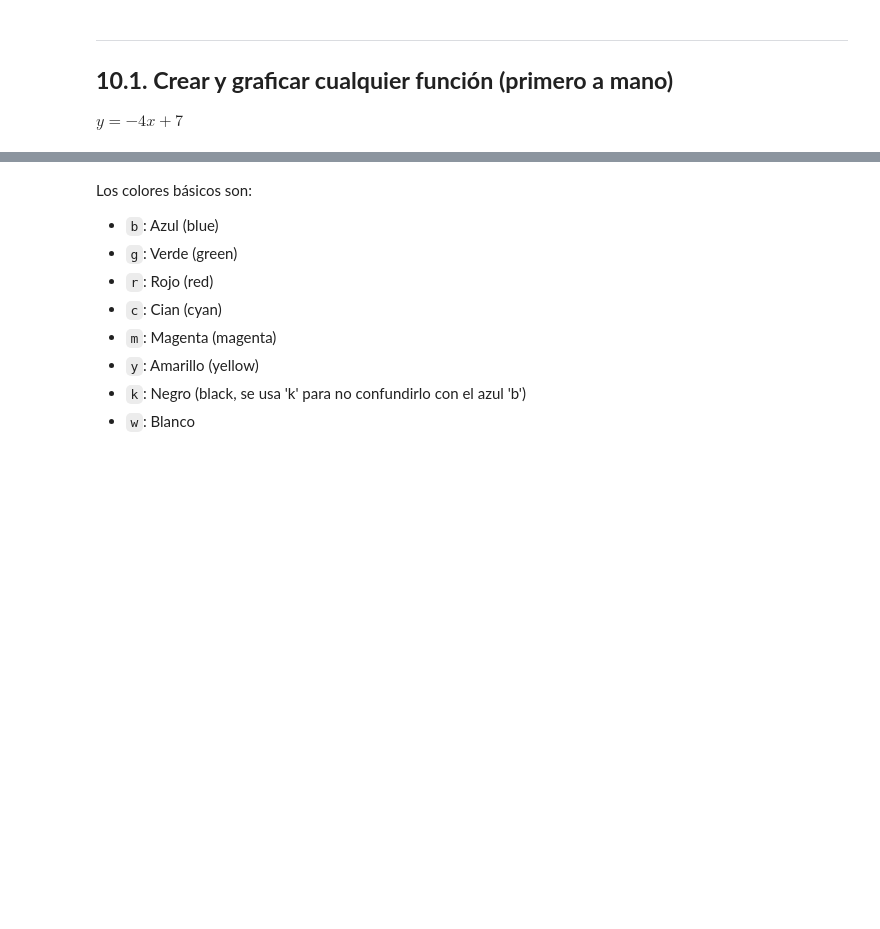
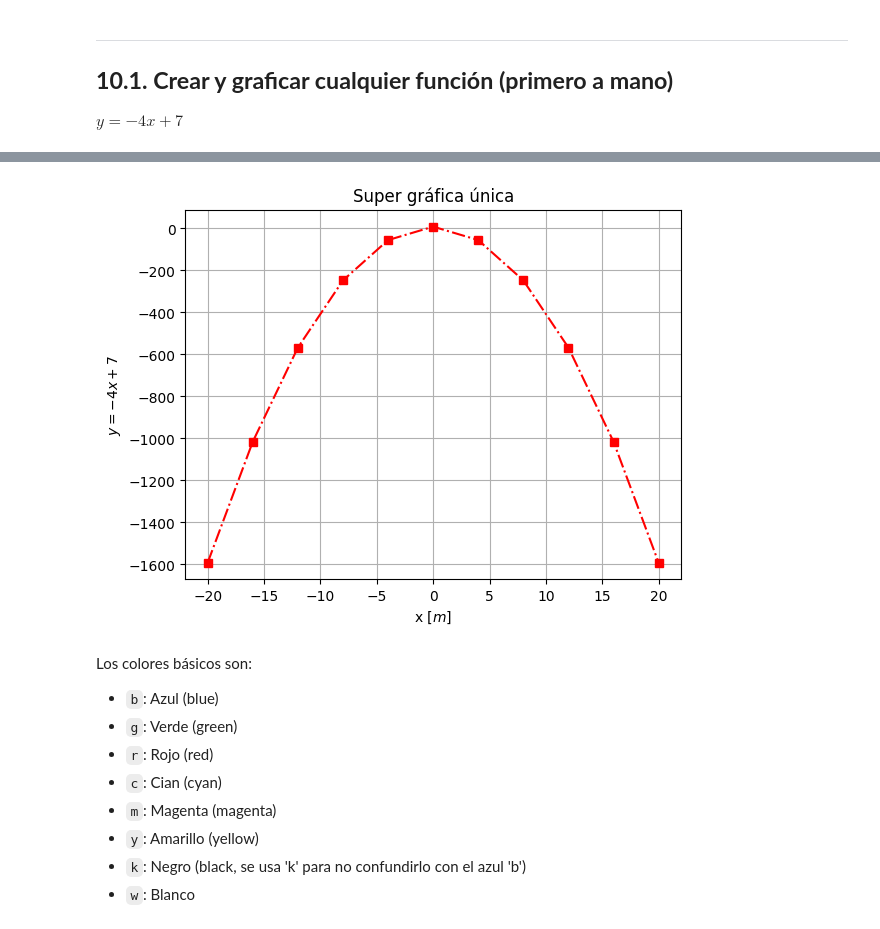
Before and after one commit to estebangonzalezITM/ProgramacionAvanzada, a Jupyter notebook: Notebooks/10_Matplotlib.ipynb, the cells around one changed output, grey strips where cells are left out. Saved outputs shown, nothing was run; the diff lists cells and outputs as text; code cells hidden in the pictures; blank space fills up the shorter version.

```diff
--- a/Notebooks/10_Matplotlib.ipynb
+++ b/Notebooks/10_Matplotlib.ipynb
@@ -41,6 +41,7 @@ import matplotlib.pyplot as plt   # se ha usado este alias por convención
 $ y = -4 x+7$
 # %%
 # Tabular: damos valores a x y estimamos los correspondientes valores de y
-x = np.linspace(-20,20,10)
-y = -4.*x+7.
+x = np.linspace(-20,20,11)
+y = -4.*x**2+7.
+print(x)
 print(y)
@@ -50,10 +57,12 @@ plt.plot(x,y)
 # %%
-plt.plot(x,y,'kv-')                   # Graficar x vs y, 'r': rojo , 'v': simbolo tríangulo invertido, '-': línea contínua
-#plt.grid()                            # Cuadrícula de fondo
-#plt.xlabel('x [$m$]')                 # Título del eje x
-#plt.ylabel('$y = -4x+7$')             # Título del eje y
-#plt.title('Super gráfica única')      # Título del gráfico
-#plt.savefig('recta.pdf',dpi = 300)    # Guarda en PDF con alta resolución (300 puntos por pulgada)
+plt.plot(x,y,'rs-.')                   # Graficar x vs y, 'r': rojo , 'v': simbolo tríangulo invertido, '-': línea contínua
+plt.grid()                            # Cuadrícula de fondo
+plt.xlabel('x [$m$]')                 # Título del eje x
+plt.ylabel('$y = -4x+7$')             # Título del eje y
+plt.title('Super gráfica única')      # Título del gráfico
+plt.savefig('recta.pdf',dpi = 600)    # Guarda en PDF con alta resolución (300 puntos por pulgada)
+# %% [output]
+[figure, added]
 # %% [markdown]
 Los colores básicos son:
 - `b`: Azul (blue)
```
Also changed, not shown: parts of 21 cells of this notebook, 1 other file.
